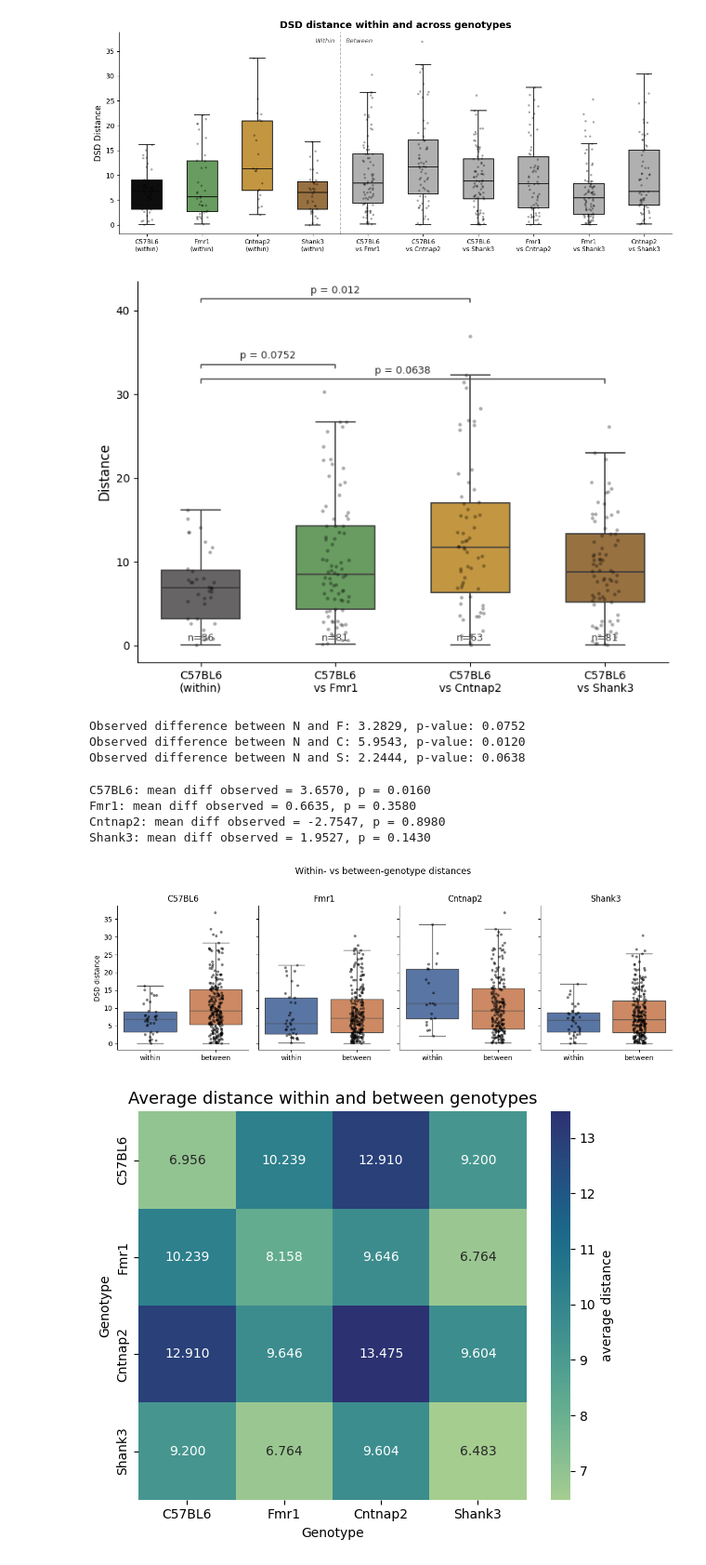
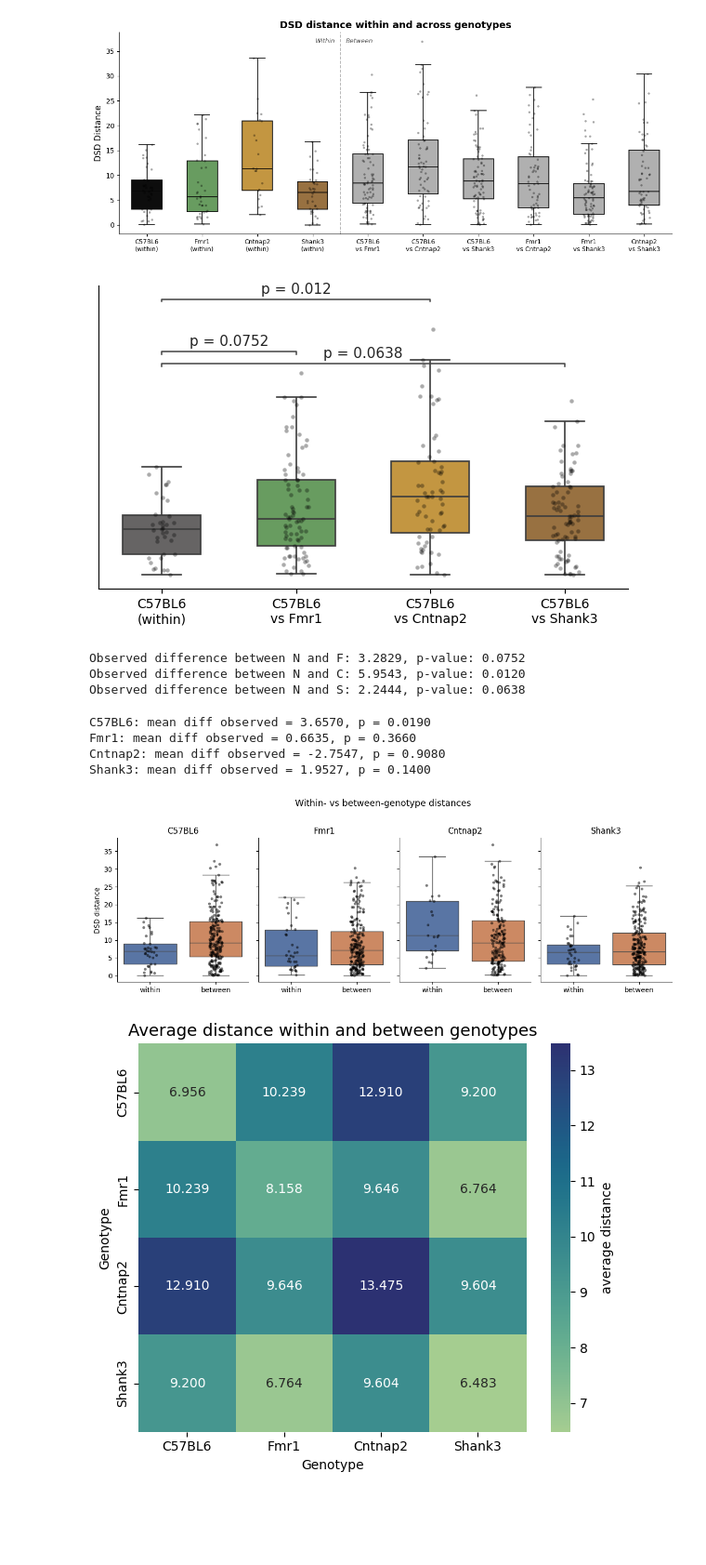
Before and after one commit to brunaafl/ShapeMetrics, a Jupyter notebook: ibl_autism/neural_genotype.ipynb, the cells around one changed output. Shown at 93% size. Drawn from its saved outputs; the diff is of its cells as text; code cells hidden in the pictures; blank space fills up the shorter version.

```diff
--- a/ibl_autism/neural_genotype.ipynb
+++ b/ibl_autism/neural_genotype.ipynb
@@ -491,0 +490,16 @@ plot_dendogram(dist_neural, all_genotypes, lab_to_color=colors)
+# %%
+
+colors = {'N':'#0D0D0D', 'F':'#61A656', 'C':'#D99C2B', 'S':'#A67232'}
+map_labels = {'C':'Cntnap2', 'F':'Fmr1', 'N':'C57BL6', 'S':'Shank3'}
+
+# plot the color and the labels of the genotypes ans a 4 row by 1 column figure
+fig, axes = plt.subplots(1, 4, figsize=(4,.8))
+
+for i, (genotype, color) in enumerate(colors.items()):
+    axes[i].bar(0, 1, color=color)
+    axes[i].set_title(map_labels[genotype], fontsize=9)
+    axes[i].axis('off')
+
+plt.tight_layout()
+plt.savefig(f"genotype_colors.svg", dpi=300, bbox_inches='tight')
+plt.show()
@@ -673,7 +689,7 @@ palette = {comparison_order[0]: colors_map[ref_gen]}
 for g in other_gens:
     palette[f"{map_labels_local[ref_gen]}\nvs {map_labels_local[g]}"] = colors_map[g]
 
-fig, ax = plt.subplots(figsize=(7.5, 5.5))
+fig, ax = plt.subplots(figsize=(6,4))
 
 sns.boxplot(
     data=df_n_focus,
@@ -696,38 +712,41 @@ sns.stripplot(
     ax=ax,
 )
 
 counts = df_n_focus.groupby('comparison').size().reindex(comparison_order)
 ymin, ymax = ax.get_ylim()
 y_range = ymax - ymin
 y_text = ymin + 0.05 * y_range
-for i, label in enumerate(comparison_order):
+"""for i, label in enumerate(comparison_order):
     ax.text(i, y_text, f"n={counts[label]}", ha='center', va='bottom', fontsize=9, color='#444444')
-
+"""
 # Add pairwise p-values against the C57BL6 within distribution
 for idx, label in enumerate(comparison_order[1:], start=1):
     y_group_max = df_n_focus.loc[df_n_focus['comparison'].isin([within_label, label]), 'distance'].max()
     y_bar = y_group_max + (0.08 + 0.03 * (idx - 1)) * y_range
     ax.plot([0, 0, idx, idx], [y_bar - 0.01 * y_range, y_bar, y_bar, y_bar - 0.01 * y_range],
             color='#444444', linewidth=1.1)
     ax.text(
         (0 + idx) / 2,
         y_bar + 0.01 * y_range,
         f"p = {p_values[label]['p_value']:.3g}",
         ha='center',
         va='bottom',
-        fontsize=9,
+        fontsize=11,
         color='#222222'
     )
 
 #ax.set_title('C57BL6 within vs across genotypes', fontsize=14, fontweight='bold')
 ax.set_xlabel('')
-ax.set_ylabel('Distance', fontsize=12)
+ax.set_ylabel('', fontsize=12)
+ax.set_yticks([])
 ax.tick_params(axis='x', labelsize=10)
 sns.despine(ax=ax)
 plt.tight_layout()
+
+plt.savefig(f"control_vs_across_genotypes.svg", dpi=300, bbox_inches='tight')
 plt.show()
 # %% [output]
-[figure, old version]
+[figure, new version]
 # %%
 for g in other_gens:
     obs_diff, perm_diffs, p_value = permutation_gen(dist_neural, 'N', g, labels_arr, n_perms=10000, random_state=42)
@@ -771,13 +790,14 @@ for ax, g in zip(axes, genotype_order):
 plt.suptitle('Within- vs between-genotype distances', fontsize=13, y=1.02)
 sns.despine()
 plt.tight_layout()
+plt.savefig(f"within_vs_between_genotype_distances.svg", dpi=300, bbox_inches='tight')
 plt.show()
 # %% [output]
-C57BL6: mean diff observed = 3.6570, p = 0.0160
-Fmr1: mean diff observed = 0.6635, p = 0.3580
-Cntnap2: mean diff observed = -2.7547, p = 0.8980
-Shank3: mean diff observed = 1.9527, p = 0.1430
+C57BL6: mean diff observed = 3.6570, p = 0.0190
+Fmr1: mean diff observed = 0.6635, p = 0.3660
+Cntnap2: mean diff observed = -2.7547, p = 0.9080
+Shank3: mean diff observed = 1.9527, p = 0.1400
-[figure, old version]
+[figure, new version]
 # %%
 # Pairwise matrix: row i measures the mean distance between subjects from genotype i and subjects from genotype j
 labels_arr = np.array(all_genotypes)
```
Also changed, not shown: parts of 5 cells of this notebook, 2 other files.
